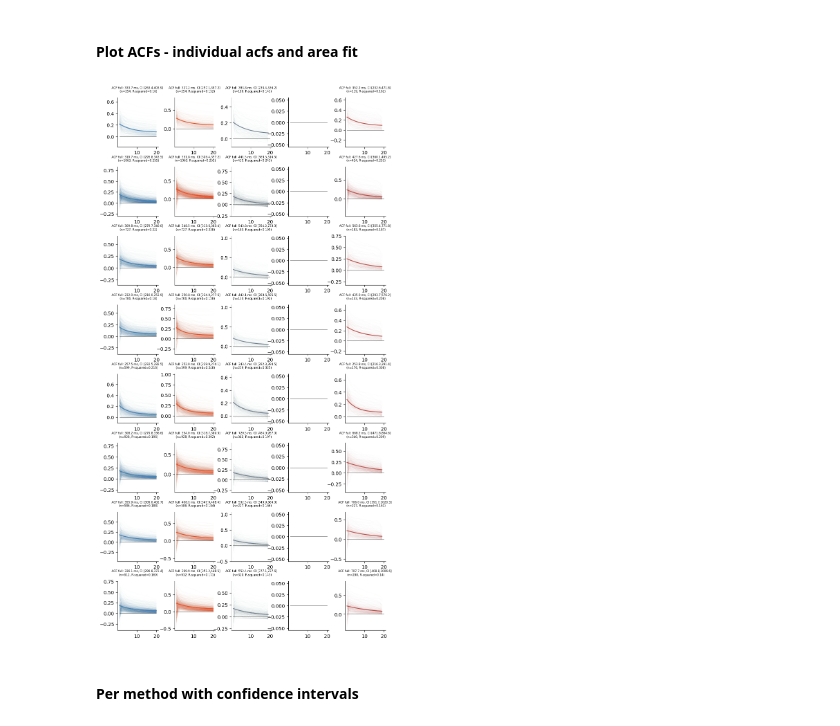
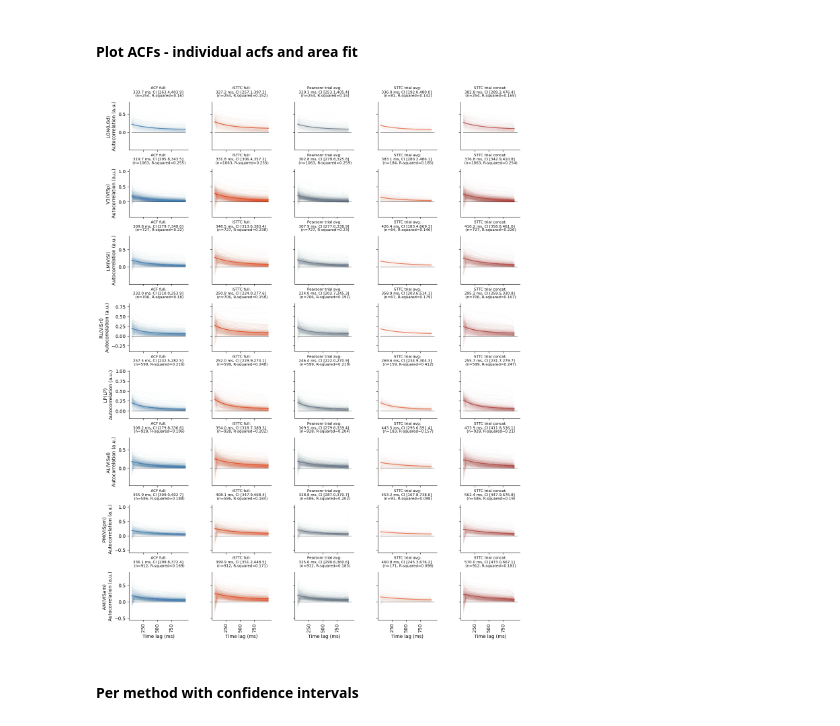
Before and after one commit to iinnpp/isttc, a Jupyter notebook: notebooks/mice/calculate_and_plot_tau_per_area.ipynb, the cells around one changed output. Saved outputs shown, nothing was run; the diff lists cells and outputs as text; code cells hidden in the pictures.

Commit message:
tried other visuals

```diff
--- a/notebooks/mice/calculate_and_plot_tau_per_area.ipynb
+++ b/notebooks/mice/calculate_and_plot_tau_per_area.ipynb
@@ -60,7 +59,7 @@ pearsonr_trial_avg_acf_l = []
 for k,v in pearsonr_trial_avg_dict.items():
     #print(f'Unit {k}...')
     unit_id_l.append(k)
-    pearsonr_trial_avg_acf_l.append(np.nanmedian(v['acf'], axis=0))
+    pearsonr_trial_avg_acf_l.append(np.nanmean(v['acf'], axis=0))
 
 pearsonr_trial_avg_acf_df = pd.DataFrame(np.asarray(pearsonr_trial_avg_acf_l), columns=acf_cols[:-1])
 pearsonr_trial_avg_acf_df.insert(0, 'unit_id', unit_id_l)
@@ -70,5 +69,5 @@ N signals in pearsonr_trial_avg_tau_dict 2000
 # %%
-with open(dataset_folder + 'non_binned\\acf\\sttc_trial_avg_50ms_20lags_0_2000_dict.pkl', "rb") as f:
+with open(dataset_folder + 'non_binned\\acf\\sttc_trial_avg_50ms_20lags_dict_0_1000.pkl', "rb") as f:
     sttc_trial_avg_dict = pickle.load(f)
 print(f'N signals in sttc_trial_avg_dict {len(sttc_trial_avg_dict)}')
 
@@ -78,7 +77,7 @@ sttc_trial_avg_acf_l = []
 for k,v in sttc_trial_avg_dict.items():
     #print(f'Unit {k}...')
     unit_id_l.append(k)
-    sttc_trial_avg_acf_l.append(np.nanmedian(v['acf'], axis=0))
+    sttc_trial_avg_acf_l.append(np.nanmean(v['acf'], axis=0))
 
 sttc_trial_avg_acf_df = pd.DataFrame(np.asarray(sttc_trial_avg_acf_l), columns=acf_cols[:-1])
 sttc_trial_avg_acf_df.insert(0, 'unit_id', unit_id_l)
@@ -278,8 +295,8 @@ brain_areas_names = ['LGN', 'V1', 'LM', 'RL', 'LP', 'AL', 'PM', 'AM']
 # %% [markdown]
 #### Plot ACFs - individual acfs and area fit
 # %%
-def plot_area_method(ax_, area_dict_, area_2d_, t_, color_):
-    plot_label = f"ACF full: {np.round(area_dict_['tau_ms'], 1)} ms, CI [{np.round(area_dict_['tau_lower_ms'], 1)},{np.round(
+def plot_area_method(ax_, area_dict_, area_2d_, t_, method_, color_):
+    plot_label = f"{method_}:\n{np.round(area_dict_['tau_ms'], 1)} ms, CI [{np.round(area_dict_['tau_lower_ms'], 1)},{np.round(
         area_dict_['tau_upper_ms'],1)}] \n (n={area_2d_.shape[0]}, R-squared={np.round(area_dict_['fit_r_squared'], 3)})"
 
     if not np.isnan(area_dict_['tau_ms']):
@@ -288,58 +305,64 @@ def plot_area_method(ax_, area_dict_, area_2d_, t_, color_):
     for ii in range(area_2d_.shape[0]):
         ax_.plot(t_, area_2d_[ii, 1:], lw=0.2, color=color_, alpha=0.05)
 
-    ax_.set_title(plot_label, fontsize=6, y=1.05)
+    ax_.set_title(plot_label, fontsize=8, y=1.05)
 # %%
-fig, axes = plt.subplots(8,5, figsize=(10,20), sharey=False)
+fig, axes = plt.subplots(8,5, figsize=(15,20), sharey='row')
 plt.subplots_adjust(hspace=0.4, wspace=0.4)
 
 t = np.linspace(1, n_lags, n_lags).astype(int)
-t_labels = np.linspace(50, 1000, n_lags).astype(int)
+#t_labels = np.linspace(50, 1000, n_lags).astype(int)
 #print(t)
 #print(t_labels)
 
 for area_idx, area in enumerate(brain_areas_axes_ticks):
     plot_area_method(axes[area_idx,0], acf_full_taus_dict[area],
                      acf_full_df.query('ecephys_structure_acronym == @area')[acf_cols].values,
-                     t,
+                     t, 'ACF full',
                      color_acf_full)
 
 for area_idx, area in enumerate(brain_areas_axes_ticks):
     plot_area_method(axes[area_idx,1], acf_isttc_full_taus_dict[area],
                      acf_isttc_full_df.query('ecephys_structure_acronym == @area')[acf_cols].values,
-                     t,
+                     t, 'iSTTC full',
                      color_isttc_full)
 
 for area_idx, area in enumerate(brain_areas_axes_ticks):
     plot_area_method(axes[area_idx,2], acf_pearsonr_trial_avg_taus_dict[area],
                      pearsonr_trial_avg_acf_df.query('ecephys_structure_acronym == @area')[acf_cols[:-1]].values,
-                     t[:-1],
+                     t[:-1], 'Pearsonr trial avg',
                      color_pearson_trail_avg)
 
-# for area_idx, area in enumerate(brain_areas_axes_ticks):
-#     plot_area_method(axes[area_idx,3], acf_sttc_trial_avg_taus_dict[area],
-#                      sttc_trial_avg_acf_df.query('ecephys_structure_acronym == @area')[acf_cols[:-1]].values,
-#                      t[:-1],
-#                      color_sttc_trail_avg)
+for area_idx, area in enumerate(brain_areas_axes_ticks):
+    plot_area_method(axes[area_idx,3], acf_sttc_trial_avg_taus_dict[area],
+                     sttc_trial_avg_acf_df.query('ecephys_structure_acronym == @area')[acf_cols[:-1]].values,
+                     t[:-1], 'STTC trial avg',
+                     color_sttc_trail_avg)
 
 for area_idx, area in enumerate(brain_areas_axes_ticks):
     if area in acf_sttc_trial_concat_taus_dict.keys():
         plot_area_method(axes[area_idx,4], acf_sttc_trial_concat_taus_dict[area],
                          sttc_trial_concat_acf_df.query('ecephys_structure_acronym == @area')[acf_cols[:-1]].values,
-                         t[:-1],
+                         t[:-1], 'STTC trial concat',
                          color_sttc_trail_concat)
+
+for area_idx, area in enumerate(brain_areas_axes_ticks):
+    axes[area_idx, 0].set_ylabel(f'{brain_areas_names[area_idx]}({area}) \nAutocorrelation (a.u.)')
 
 
 for ax in axes.flat:
     ax.plot(t, np.zeros(len(t)), lw=0.5, c='k')
-    #ax.set_xticks(t)
-    #ax.set_xticklabels(t_labels, rotation=90)
-    #ax.set_xlabel('Time lag (ms)')
-    #ax.set_ylabel('Autocorrelation (a.u.)')
+    ax.set_xticks([5, 10, 15])
+    ax.set_xticklabels([])
+
+for ii in range(5):
+    axes[7, ii].set_xticks([5, 10, 15])
+    axes[7, ii].set_xticklabels([250, 500, 750], rotation=90)
+    axes[7, ii].set_xlabel('Time lag (ms)')
 
 sns.despine()
 # %% [output]
-[figure, old version]
+[figure, new version]
 # %% [markdown]
 #### Per method with confidence intervals
 # %%
```
Also changed, not shown: parts of 19 cells of this notebook, 2 other files.
